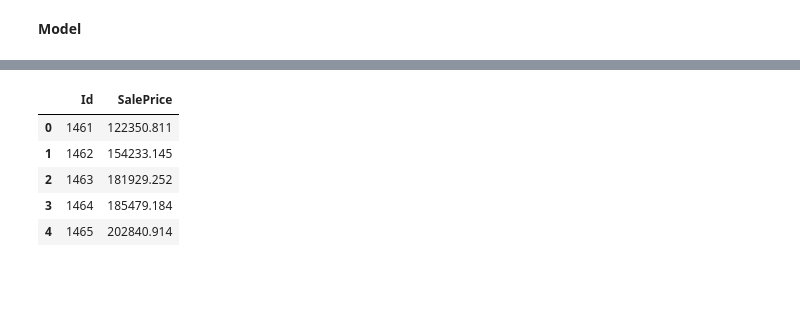
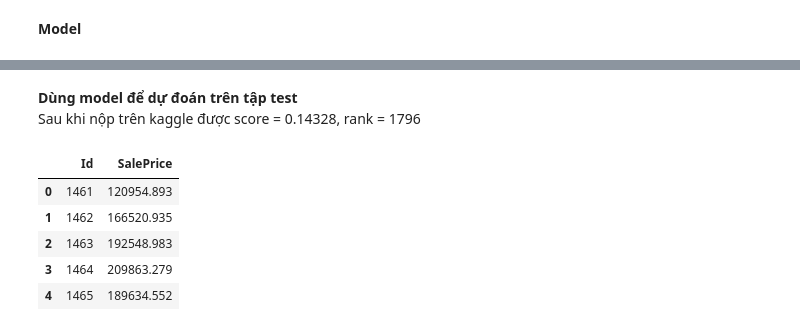
Before and after one commit to phungdx/vccorp_intern, a Jupyter notebook: week1/house_prices.ipynb, the cells around one changed output, grey strips where cells are left out. Saved outputs shown, nothing was run; the diff lists cells and outputs as text; code cells hidden in the pictures; blank space fills up the shorter version.

```diff
--- a/week1/house_prices.ipynb
+++ b/week1/house_prices.ipynb
@@ -335,5 +337,0 @@ model.score(X_test, y_test)
-# %%
-from sklearn.ensemble import GradientBoostingRegressor
-model = GradientBoostingRegressor()
-model.fit(X_train, y_train)
-model.score(X_test, y_test)
@@ -341,0 +380,8 @@ model.score(X_test, y_test)
+# %%
+from sklearn.model_selection import GridSearchCV
+#Choose all predictors except target & IDcols
+param_test1 = {'n_estimators':range(20,81,10)}
+gsearch1 = GridSearchCV(estimator = GradientBoostingRegressor(learning_rate=0.1, min_samples_split=6,
+                                  min_samples_leaf=5,max_depth=8,max_features='sqrt', subsample=0.8,random_state=42),
+                       param_grid = param_test1,n_jobs=-1, cv=5)
+gsearch1.fit(X_train, y_train)
@@ -341,0 +419,7 @@ model.score(X_test, y_test)
+# %%
+#Grid seach on subsample and max_features
+param_test2 = {'max_depth':range(5,16,2), 'min_samples_split':range(5,100,5)}
+gsearch2 = GridSearchCV(estimator = GradientBoostingRegressor(learning_rate=0.1, n_estimators=80,
+                                                max_features='sqrt', subsample=0.8, random_state=42),
+                       param_grid = param_test2 ,n_jobs=-1, cv=5)
+gsearch2.fit(X_train,y_train)
@@ -341,0 +455,7 @@ model.score(X_test, y_test)
+# %%
+#Grid seach on subsample and max_features
+param_test3 = {'min_samples_split':range(5,100,5), 'min_samples_leaf':range(5,100,5)}
+gsearch3 = GridSearchCV(estimator = GradientBoostingRegressor(learning_rate=0.1, n_estimators=80,max_depth=9,
+                                                    max_features='sqrt', subsample=0.8, random_state=42),
+                       param_grid = param_test3,n_jobs=-1, cv=5)
+gsearch3.fit(X_train,y_train)
@@ -342,18 +499,21 @@ model.score(X_test, y_test)
+# %% [markdown]
+<b> Dùng model để dự đoán trên tập test </b> <br>
+Sau khi nộp trên kaggle được score = 0.14328, rank = 1796
 # %%
-pred = pd.DataFrame(model.predict(test))
+pred = pd.DataFrame(gsearch3.best_estimator_.predict(test))
 sub_df=pd.read_csv('data/sample_submission.csv')
 datasets=pd.concat([sub_df['Id'],pred],axis=1)
 datasets.columns=['Id','SalePrice']
 
 # datasets.drop([1459],inplace=True)
 datasets.isnull()
 datasets.to_csv('data/sample_submission.csv',index=False)
 
 datasets.head()
 # %% [output]
 |  | Id | SalePrice |
-| 0 | 1461 | 122350.811 |
-| 1 | 1462 | 154233.145 |
-| 2 | 1463 | 181929.252 |
-| 3 | 1464 | 185479.184 |
-| 4 | 1465 | 202840.914 |
+| 0 | 1461 | 120954.893 |
+| 1 | 1462 | 166520.935 |
+| 2 | 1463 | 192548.983 |
+| 3 | 1464 | 209863.279 |
+| 4 | 1465 | 189634.552 |
```
Also changed, not shown: parts of 23 cells of this notebook.
